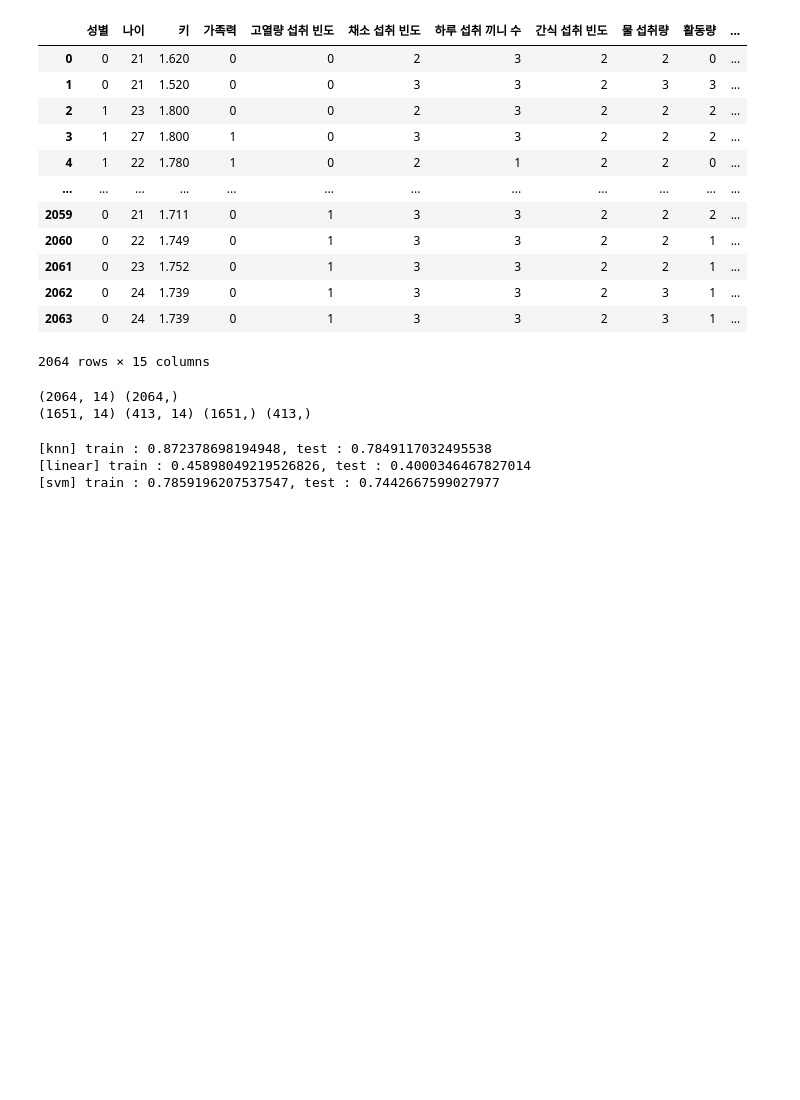
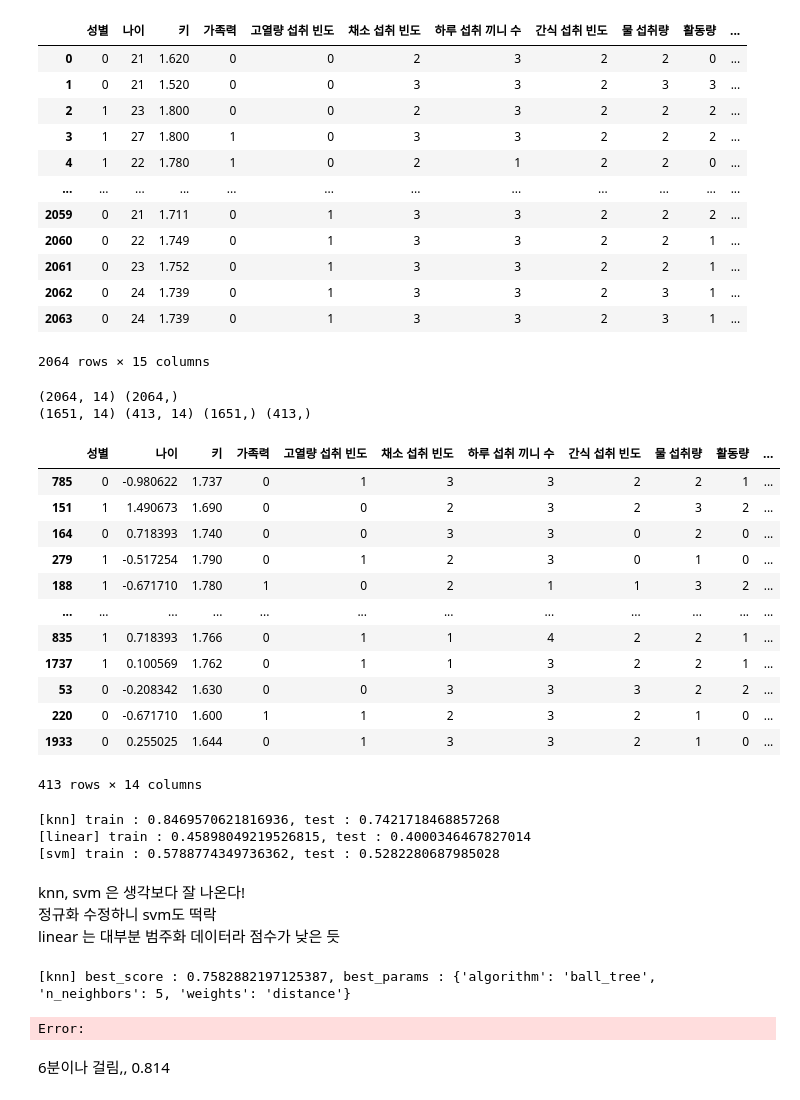
Before and after one commit to voo0o08/MachineLearning_Project, a Jupyter notebook: JinWoo/02_Modeling.ipynb, the cells around one changed output. Saved outputs shown, nothing was run; the diff lists cells and outputs as text; code cells hidden in the pictures; blank space fills up the shorter version.

```diff
--- a/JinWoo/02_Modeling.ipynb
+++ b/JinWoo/02_Modeling.ipynb
@@ -79,11 +79,28 @@ print(X_train.shape, X_test.shape, y_train.shape, y_test.shape)
 (2064, 14) (2064,)
 (1651, 14) (413, 14) (1651,) (413,)
 # %%
-# 6) Standardize
+# 6) Standardize : '나이'만 정규화하기
 from sklearn.preprocessing import StandardScaler
 scaler = StandardScaler()
-X_train_scaled = scaler.fit_transform(X_train)
-X_test_scaled = scaler.transform(X_test)
+X_train_scaled, X_test_scaled = X_train.copy(), X_test.copy()
+scaler.fit(X_train_scaled[['나이']])
+X_train_scaled['나이'] = scaler.transform(X_train_scaled['나이'].values.reshape(-1,1))
+X_test_scaled['나이'] = scaler.transform(X_test_scaled['나이'].values.reshape(-1,1))
+X_test_scaled
+# %% [output]
+|  | 성별 | 나이 | 키 | 가족력 | 고열량 섭취 빈도 | 채소 섭취 빈도 | 하루 섭취 끼니 수 | 간식 섭취 빈도 | 물 섭취량 | 활동량 | ... |
+| 785 | 0 | -0.980622 | 1.737 | 0 | 1 | 3 | 3 | 2 | 2 | 1 | ... |
+| 151 | 1 | 1.490673 | 1.690 | 0 | 0 | 2 | 3 | 2 | 3 | 2 | ... |
+| 164 | 0 | 0.718393 | 1.740 | 0 | 0 | 3 | 3 | 0 | 2 | 0 | ... |
+| 279 | 1 | -0.517254 | 1.790 | 0 | 1 | 2 | 3 | 0 | 1 | 0 | ... |
+| 188 | 1 | -0.671710 | 1.780 | 1 | 0 | 2 | 1 | 1 | 3 | 2 | ... |
+| ... | ... | ... | ... | ... | ... | ... | ... | ... | ... | ... | ... |
+| 835 | 1 | 0.718393 | 1.766 | 0 | 1 | 1 | 4 | 2 | 2 | 1 | ... |
+| 1737 | 1 | 0.100569 | 1.762 | 0 | 1 | 1 | 3 | 2 | 2 | 1 | ... |
+| 53 | 0 | -0.208342 | 1.630 | 0 | 0 | 3 | 3 | 3 | 2 | 2 | ... |
+| 220 | 0 | -0.671710 | 1.600 | 1 | 1 | 2 | 3 | 2 | 1 | 0 | ... |
+| 1933 | 0 | 0.255025 | 1.644 | 0 | 1 | 3 | 3 | 2 | 1 | 0 | ... |
+413 rows × 14 columns
 # %%
 # 3. Model Selection
 # 1) KNN Regression
@@ -109,6 +126,50 @@ print(f'[knn] train : {knn_model.score(X_train_scaled, y_train)}, test : {knn_mo
 print(f'[linear] train : {linear_model.score(X_train_scaled, y_train)}, test : {linear_model.score(X_test_scaled, y_test)}')
 print(f'[svm] train : {svm_model.score(X_train_scaled, y_train)}, test : {svm_model.score(X_test_scaled, y_test)}')
 # %% [output]
-[knn] train : 0.872378698194948, test : 0.7849117032495538
-[linear] train : 0.45898049219526826, test : 0.4000346467827014
-[svm] train : 0.7859196207537547, test : 0.7442667599027977
+[knn] train : 0.8469570621816936, test : 0.7421718468857268
+[linear] train : 0.45898049219526815, test : 0.4000346467827014
+[svm] train : 0.5788774349736362, test : 0.5282280687985028
+# %% [markdown]
+knn, svm 은 생각보다 잘 나온다!
+정규화 수정하니 svm도 떡락
+linear 는 대부분 범주화 데이터라 점수가 낮은 듯
+# %%
+# 5. Tunning
+# 1) knn
+from sklearn.model_selection import GridSearchCV
+
+knn_params = [
+    {
+        'n_neighbors' : [3, 5, 7, 9, 11],
+        'weights' : ['uniform', 'distance'],
+        'algorithm' : ['auto', 'ball_tree', 'kd_tree', 'brute']
+    }
+]
+
+knn_model = KNeighborsRegressor()
+knn_cv = GridSearchCV(knn_model, knn_params, cv=5)
+knn_cv.fit(X_train_scaled, y_train)
+print(f'[knn] best_score : {knn_cv.best_score_}, best_params : {knn_cv.best_params_}')
+# %% [output]
+[knn] best_score : 0.7582882197125387, best_params : {'algorithm': 'ball_tree', 'n_neighbors': 5, 'weights': 'distance'}
+# %%
+# 2) svm
+from sklearn.model_selection import GridSearchCV
+
+svm_params = [
+    {
+        'C' : [1, 10, 100, 1000],
+        'kernel' : ['linear', 'poly', 'rbf', 'sigmoid'],
+        'gamma' : ['scale', 'auto']
+    }
+]
+svm_model = SVR()
+svm_cv = GridSearchCV(svm_model, svm_params, cv=5)
+svm_cv.fit(X_train_scaled, y_train)
+print(f'[svm] best_score : {svm_cv.best_score_}, best_params : {svm_cv.best_params_}')
+
+print(svm_model)
+# %% [output]
+Error:
+# %% [markdown]
+6분이나 걸림,, 0.814
```
Also changed, not shown: parts of 12 cells of this notebook, 3 other files.
